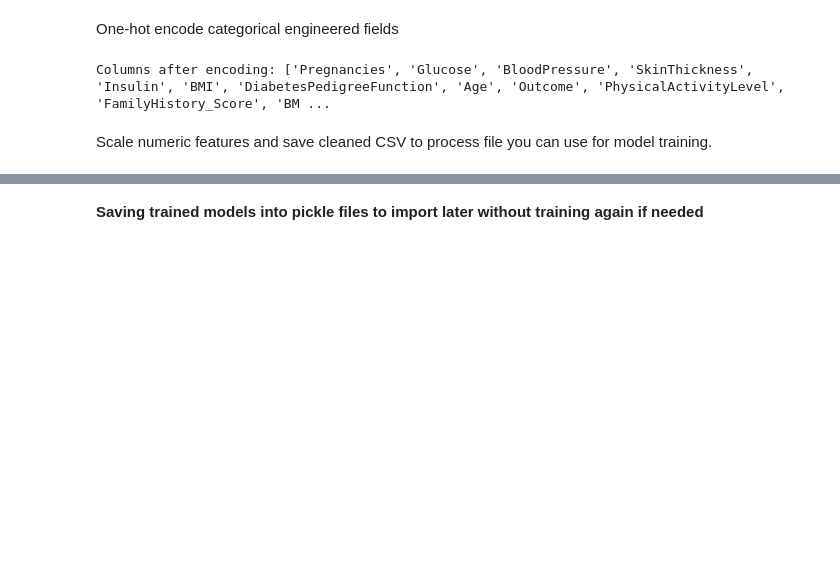
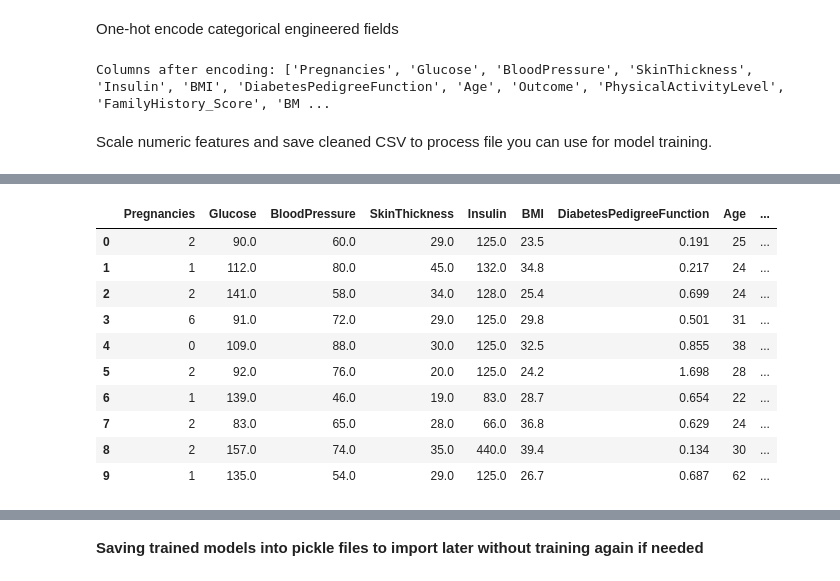
Before and after one commit to NikhilRana2076/Diabetes_prediction, a Jupyter notebook: Diabetis_(2).ipynb, the cells around one changed output, grey strips where cells are left out. Drawn from its saved outputs; the diff is of its cells as text; code cells hidden in the pictures; blank space fills up the shorter version.

```diff
--- a/Diabetis_(2).ipynb
+++ b/Diabetis_(2).ipynb
@@ -257,7 +282,6 @@ Duplicate rows count: 28
 | 406 | 3 | 89.0 | 74.0 | 16.0 | 85.0 | 30.4 | 0.551 | 38 | ... |
 Dropped duplicates. New shape: (770, 11)
 # %%
-# Define the numerical risk scores (this is the ORDINAL MAPPING)
 # Assign 0 to NaN, and 1, 2, 3 to the rest. We will impute the NaNs later.
 risk_map = {
     'Moderate': 2,
@@ -269,13 +293,13 @@ risk_map = {
 
 # Create a new numerical column using .map()
 # Any values in the column not in the risk_map (including the 411 NaNs) will remain NaN.
-df['FamilyHistory_Score'] = df['FamilyHistory'].map(risk_map)
+data_frame['FamilyHistory_Score'] = data_frame['FamilyHistory'].map(risk_map)
 
 # Drop the original categorical column
-df = df.drop('FamilyHistory', axis=1)
+data_frame = data_frame.drop('FamilyHistory', axis=1)
 
 print("\nFamily History Score Counts:")
-print(df['FamilyHistory_Score'].value_counts(dropna=False))
+print(data_frame['FamilyHistory_Score'].value_counts(dropna=False))
 # Output should show 411 NaNs, and counts for 2.0 (Moderate) and 3.0 (Strong).
 # %% [output]
 Family History Score Counts:
@@ -291,20 +315,20 @@ Impute missing values (median example)
 full_impute_cols = ['Glucose','BloodPressure','SkinThickness','Insulin','BMI', 'FamilyHistory_Score']
 
 print("\nMissing before full imputation:")
-print(df[full_impute_cols].isnull().sum())
+print(data_frame[full_impute_cols].isnull().sum())
 
 # 1. Calculate all medians simultaneously
-imputation_values = df[full_impute_cols].median()
+imputation_values = data_frame[full_impute_cols].median()
 
 # 2. Apply imputation to the DataFrame
-df[full_impute_cols] = df[full_impute_cols].fillna(imputation_values)
+data_frame[full_impute_cols] = data_frame[full_impute_cols].fillna(imputation_values)
 
 # Print the used medians
 print("\n--- Imputation Values Used ---")
 print(imputation_values)
 
 print("\nMissing after full median imputation:")
-print(df[full_impute_cols].isnull().sum())
+print(data_frame[full_impute_cols].isnull().sum())
 # All counts should now be 0.
 # %% [output]
 Missing before full imputation:
@@ -329,4 +353,8 @@ Feature engineering: BMI categories & Age groups to create categorical buckets u
 # %%
+#====================================================================================================================================================
+# Create Categorical Bins (Discretization)
+#====================================================================================================================================================
+
 def bmi_category(bmi):
     if pd.isna(bmi):
         return np.nan
@@ -351,11 +379,11 @@ def age_group(age):
     else:
         return '60+'
 
-df['BMI_Category'] = df['BMI'].apply(bmi_category)
-df['Age_Group'] = df['Age'].apply(age_group)
+data_frame['BMI_Category'] = data_frame['BMI'].apply(bmi_category)
+data_frame['Age_Group'] = data_frame['Age'].apply(age_group)
 
-print(df['BMI_Category'].value_counts())
-print(df['Age_Group'].value_counts())
+print(data_frame['BMI_Category'].value_counts())
+print(data_frame['Age_Group'].value_counts())
 # %% [output]
 BMI_Category
 Obese          487
@@ -373,8 +401,12 @@ Name: count, dtype: int64
 # %% [markdown]
 One-hot encode categorical engineered fields
 # %%
-df = pd.get_dummies(df, columns=['BMI_Category','Age_Group'], drop_first=True)
-print("Columns after encoding:", df.columns.tolist()[:30])
+#====================================================================================================================================================
+# One-Hot Encoding
+#====================================================================================================================================================
+
+data_frame = pd.get_dummies(data_frame, columns=['BMI_Category','Age_Group'], drop_first=True)
+print("Columns after encoding:", data_frame.columns.tolist()[:30])
 # %% [output]
 Columns after encoding: ['Pregnancies', 'Glucose', 'BloodPressure', 'SkinThickness', 'Insulin', 'BMI', 'DiabetesPedigreeFunction', 'Age', 'Outcome', 'PhysicalActivityLevel', 'FamilyHistory_Score', 'BM ...
 # %% [markdown]
@@ -829,0 +414,14 @@ weighted avg       0.95      0.95      0.95       174
+# %%
+data_frame.head(10)
+# %% [output]
+|  | Pregnancies | Glucose | BloodPressure | SkinThickness | Insulin | BMI | DiabetesPedigreeFunction | Age | ... |
+| 0 | 2 | 90.0 | 60.0 | 29.0 | 125.0 | 23.5 | 0.191 | 25 | ... |
+| 1 | 1 | 112.0 | 80.0 | 45.0 | 132.0 | 34.8 | 0.217 | 24 | ... |
+| 2 | 2 | 141.0 | 58.0 | 34.0 | 128.0 | 25.4 | 0.699 | 24 | ... |
+| 3 | 6 | 91.0 | 72.0 | 29.0 | 125.0 | 29.8 | 0.501 | 31 | ... |
+| 4 | 0 | 109.0 | 88.0 | 30.0 | 125.0 | 32.5 | 0.855 | 38 | ... |
+| 5 | 2 | 92.0 | 76.0 | 20.0 | 125.0 | 24.2 | 1.698 | 28 | ... |
+| 6 | 1 | 139.0 | 46.0 | 19.0 | 83.0 | 28.7 | 0.654 | 22 | ... |
+| 7 | 2 | 83.0 | 65.0 | 28.0 | 66.0 | 36.8 | 0.629 | 24 | ... |
+| 8 | 2 | 157.0 | 74.0 | 35.0 | 440.0 | 39.4 | 0.134 | 30 | ... |
+| 9 | 1 | 135.0 | 54.0 | 29.0 | 125.0 | 26.7 | 0.687 | 62 | ... |
```
Also changed, not shown: parts of 83 cells of this notebook, 4 other files.
